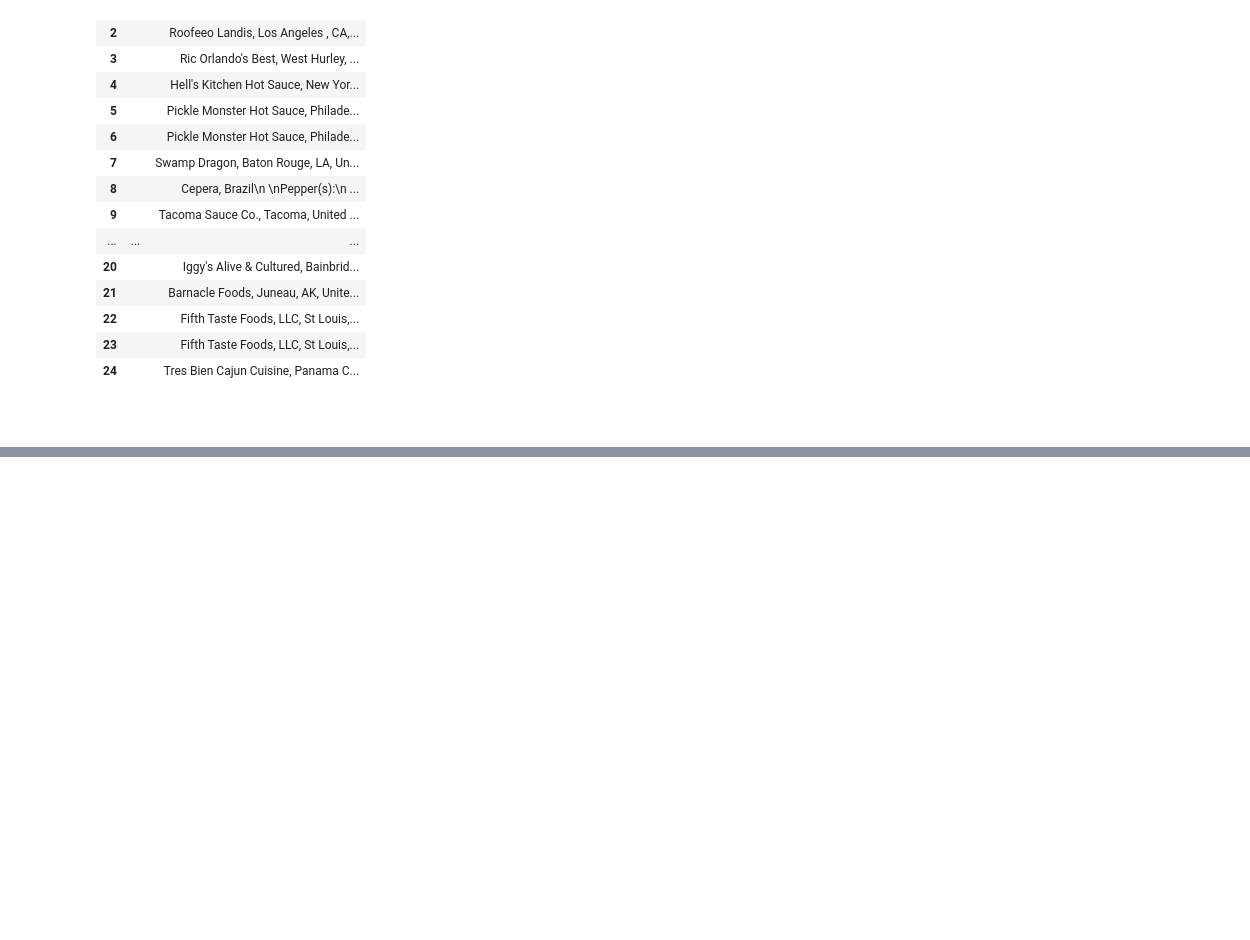
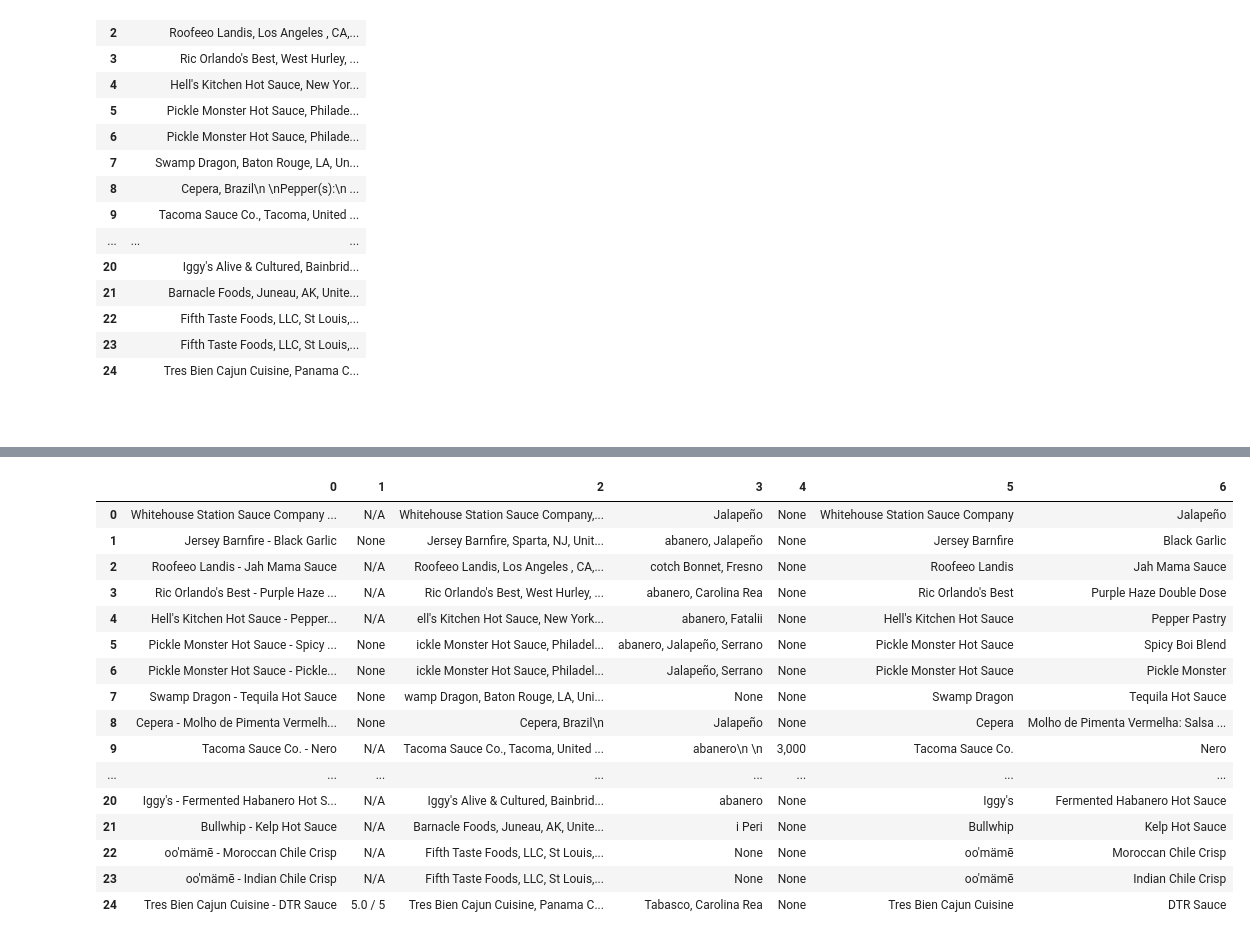
Before and after one commit to kelvinpurdom/HotSauceNLP, a Jupyter notebook: notebooks/Hot_Sauce_NLP.ipynb, the cells around one changed output, grey strips where cells are left out. Saved outputs shown, nothing was run; the diff lists cells and outputs as text; code cells hidden in the pictures; blank space fills up the shorter version.

```diff
--- a/notebooks/Hot_Sauce_NLP.ipynb
+++ b/notebooks/Hot_Sauce_NLP.ipynb
@@ -116,0 +125,4 @@ new1
+# %%
+result = pd.concat([sauces_df, new1], axis=1, ignore_index=True)
+# %%
+result.drop(result.columns[[2]], axis=1, inplace=True)
@@ -116,0 +149,2 @@ new1
+# %%
+new2 = result[0].str.split(" - ", expand = True)
@@ -116,0 +171,22 @@ new1
+# %%
+result1 = pd.concat([result, new2], axis=1, ignore_index=True)
+# %%
+result1
+# %% [output]
+|  | 0 | 1 | 2 | 3 | 4 | 5 | 6 |
+| 0 | Whitehouse Station Sauce Company ... | N/A | Whitehouse Station Sauce Company,... | Jalapeño | None | Whitehouse Station Sauce Company | Jalapeño |
+| 1 | Jersey Barnfire - Black Garlic | None | Jersey Barnfire, Sparta, NJ, Unit... | abanero, Jalapeño | None | Jersey Barnfire | Black Garlic |
+| 2 | Roofeeo Landis - Jah Mama Sauce | N/A | Roofeeo Landis, Los Angeles , CA,... | cotch Bonnet, Fresno | None | Roofeeo Landis | Jah Mama Sauce |
+| 3 | Ric Orlando's Best - Purple Haze ... | N/A | Ric Orlando's Best, West Hurley, ... | abanero, Carolina Rea | None | Ric Orlando's Best | Purple Haze Double Dose |
+| 4 | Hell's Kitchen Hot Sauce - Pepper... | N/A | ell's Kitchen Hot Sauce, New York... | abanero, Fatalii | None | Hell's Kitchen Hot Sauce | Pepper Pastry |
+| 5 | Pickle Monster Hot Sauce - Spicy ... | None | ickle Monster Hot Sauce, Philadel... | abanero, Jalapeño, Serrano | None | Pickle Monster Hot Sauce | Spicy Boi Blend |
+| 6 | Pickle Monster Hot Sauce - Pickle... | None | ickle Monster Hot Sauce, Philadel... | Jalapeño, Serrano | None | Pickle Monster Hot Sauce | Pickle Monster |
+| 7 | Swamp Dragon - Tequila Hot Sauce | None | wamp Dragon, Baton Rouge, LA, Uni... | None | None | Swamp Dragon | Tequila Hot Sauce |
+| 8 | Cepera - Molho de Pimenta Vermelh... | None | Cepera, Brazil\n | Jalapeño | None | Cepera | Molho de Pimenta Vermelha: Salsa ... |
+| 9 | Tacoma Sauce Co. - Nero | N/A | Tacoma Sauce Co., Tacoma, United ... | abanero\n \n | 3,000 | Tacoma Sauce Co. | Nero |
+| ... | ... | ... | ... | ... | ... | ... | ... |
+| 20 | Iggy's - Fermented Habanero Hot S... | N/A | Iggy's Alive & Cultured, Bainbrid... | abanero | None | Iggy's | Fermented Habanero Hot Sauce |
+| 21 | Bullwhip - Kelp Hot Sauce | N/A | Barnacle Foods, Juneau, AK, Unite... | i Peri | None | Bullwhip | Kelp Hot Sauce |
+| 22 | oo'mämē - Moroccan Chile Crisp | N/A | Fifth Taste Foods, LLC, St Louis,... | None | None | oo'mämē | Moroccan Chile Crisp |
+| 23 | oo'mämē - Indian Chile Crisp | N/A | Fifth Taste Foods, LLC, St Louis,... | None | None | oo'mämē | Indian Chile Crisp |
+| 24 | Tres Bien Cajun Cuisine - DTR Sauce | 5.0 / 5 | Tres Bien Cajun Cuisine, Panama C... | Tabasco, Carolina Rea | None | Tres Bien Cajun Cuisine | DTR Sauce |
```
Also changed, not shown: parts of 11 cells of this notebook.
